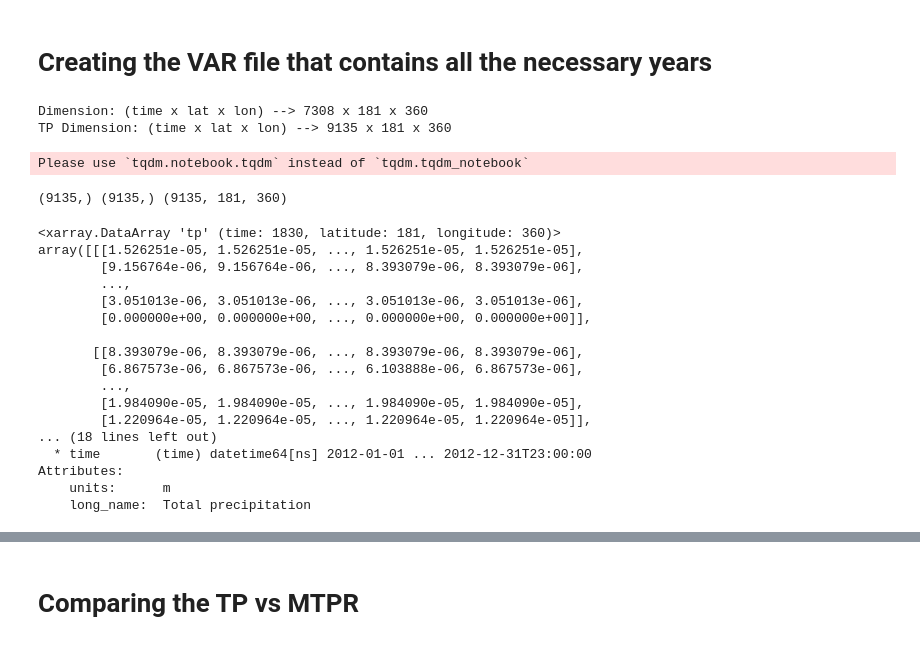
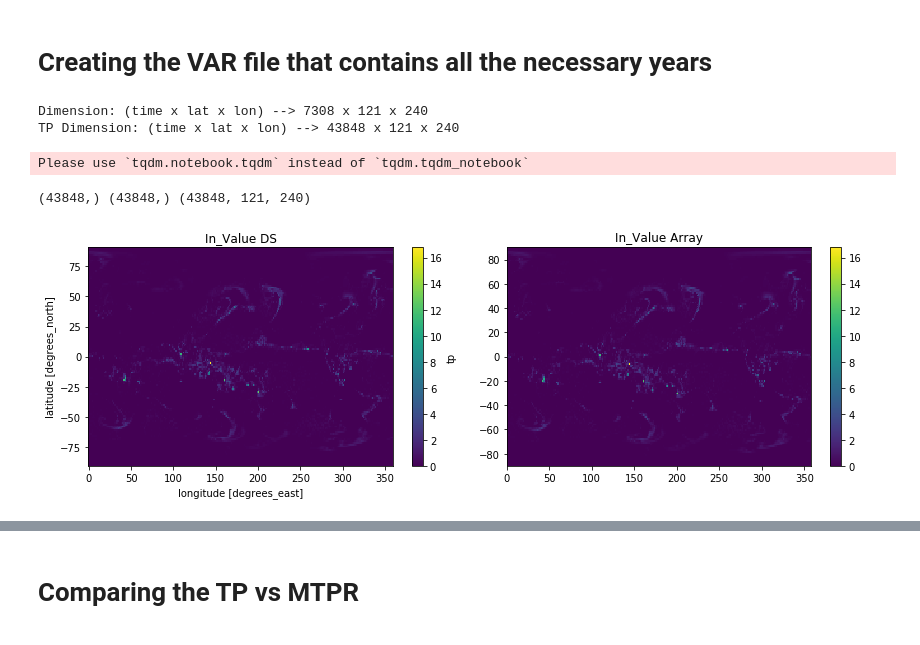
Before and after one commit to NOAA-GFDL/MDTF-diagnostics, a Jupyter notebook: diagnostics/etc_composites/remove/era5_create_PRECT_from_TP.ipynb, the cells around one changed output, grey strips where cells are left out. Drawn from its saved outputs; the diff is of its cells as text; code cells hidden in the pictures.

```diff
--- a/diagnostics/etc_composites/remove/era5_create_PRECT_from_TP.ipynb
+++ b/diagnostics/etc_composites/remove/era5_create_PRECT_from_TP.ipynb
@@ -33,10 +28,12 @@ calendar_type = 'proleptic_gregorian'
 # %%
-# read in ERA-I all year SLP data (6-hr)
-# all years of SLP should be given in one file...
-in_folder = '/localdrive/drive6/era5/data/six_hrly/data_1deg'
-# invariants = '/localdrive/drive6/era5/data/six_hrly/data_1deg/msl'
+# in_folder = '/localdrive/drive6/era5/data/six_hrly/data_1deg'
+# deg_type = 'DEG10'
+
+in_folder = '/localdrive/drive6/era5/data/six_hrly/data_1_5deg'
+deg_type = 'DEG15'
 # %%
-tmpfile = '/localdrive/drive6/era5/data/six_hrly/data_1deg/tp/tp_2008_6hrly.nc'
+tmpfile = '/localdrive/drive6/era5/data/six_hrly/data_1_5deg/tp/tp_2008_6hrly.nc'
 ds = xr.open_dataset(tmpfile)
-print(ds.time)
+print(f'Time Variable Length: {len(ds.time)}\n\n', ds.time)
+ds.close()
 # %% [output]
@@ -59,7 +58,7 @@ num_years = year_range[1] - year_range[0]
 # var map, variable name in code to the input variable name
 in_var_fn_map = {'slp': 'msl', 'tp': 'tp', 'w500': 'w500', 'tcwv': 'tcwv', 'uv10': 'uv10'}
 in_var_map = {'slp': 'msl', 'tp': 'tp', 'w500': 'w', 'tcwv': 'tcwv', 'uv10': 'uv10'}
-in_var_scale = {'slp': 1.0/100., 'tp': 60.0, 'w500': 1.0, 'tcwv': 1.0, 'uv10': 1.0}
+in_var_scale = {'slp': 1.0/100., 'tp': 10*100.0, 'w500': 1.0, 'tcwv': 1.0, 'uv10': 1.0}
 in_var_offset = {'slp': 0.0, 'tp': 0.0, 'w500': 0.0, 'tcwv': 0.0, 'uv10': 0.0}
 
 # var map, variable name in code to the output variable name
@@ -95,8 +94,15 @@ for i_year, year in enumerate(range(year_range[0], year_range[1])):
 
 print(f"TP Dimension: (time x lat x lon) --> {tp_time_dim} x {lat_dim} x {lon_dim}")
 # %% [output]
-Dimension: (time x lat x lon) --> 7308 x 181 x 360
-TP Dimension: (time x lat x lon) --> 9135 x 181 x 360
+Dimension: (time x lat x lon) --> 7308 x 121 x 240
+TP Dimension: (time x lat x lon) --> 43848 x 121 x 240
+# %%
+year = 2008
+in_file = os.path.join(in_folder, f"{in_var_fn_map[var]}/{in_var_fn_map[var]}_{year}_6hrly.nc")
+ds = xr.open_dataset(in_file)
+ds.close()
+val = ds.tp.isel(time=6)
+val = val*100.*10.
 # %%
 # Running the code for the variable list
 var = 'tp'
@@ -137,27 +143,22 @@ tp_out_time = np.array(tp_out_time)
 print(tp_out_time.shape, tp_out_date.shape, tp_out_var.shape)
 # %% [output]
 Please use `tqdm.notebook.tqdm` instead of `tqdm.tqdm_notebook`
-(9135,) (9135,) (9135, 181, 360)
+(43848,) (43848,) (43848, 121, 240)
-# %%
-print(ds.tp)
-# %% [output]
-<xarray.DataArray 'tp' (time: 1830, latitude: 181, longitude: 360)>
-array([[[1.526251e-05, 1.526251e-05, ..., 1.526251e-05, 1.526251e-05],
-        [9.156764e-06, 9.156764e-06, ..., 8.393079e-06, 8.393079e-06],
-        ...,
-        [3.051013e-06, 3.051013e-06, ..., 3.051013e-06, 3.051013e-06],
-        [0.000000e+00, 0.000000e+00, ..., 0.000000e+00, 0.000000e+00]],
-
-       [[8.393079e-06, 8.393079e-06, ..., 8.393079e-06, 8.393079e-06],
-        [6.867573e-06, 6.867573e-06, ..., 6.103888e-06, 6.867573e-06],
-        ...,
-        [1.984090e-05, 1.984090e-05, ..., 1.984090e-05, 1.984090e-05],
-        [1.220964e-05, 1.220964e-05, ..., 1.220964e-05, 1.220964e-05]],
-... (18 lines left out)
-  * time       (time) datetime64[ns] 2012-01-01 ... 2012-12-31T23:00:00
-Attributes:
-    units:      m
-    long_name:  Total precipitation
+# %%
+plt.figure(figsize=(12,4))
+
+plt.subplot(1,2,1)
+val.plot()
+plt.title('In_Value DS')
+
+plt.subplot(1,2,2)
+plt.pcolormesh(in_lon, in_lat, tp_out_var[6, :, :])
+plt.colorbar()
+plt.title('In_Value Array')
+
+plt.tight_layout()
+# %% [output]
+[figure, added]
 # %%
 # Getting the co-ordinates
 out_lat = in_lat
```
Also changed, not shown: parts of 13 cells of this notebook, 14 other files.
